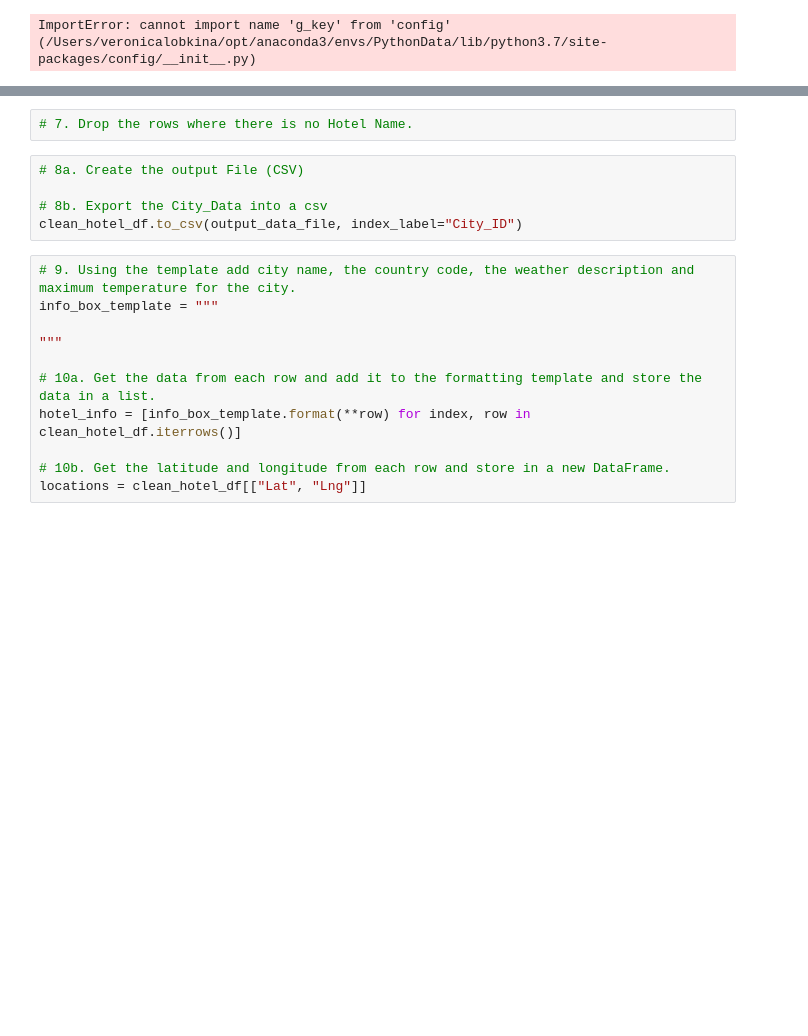
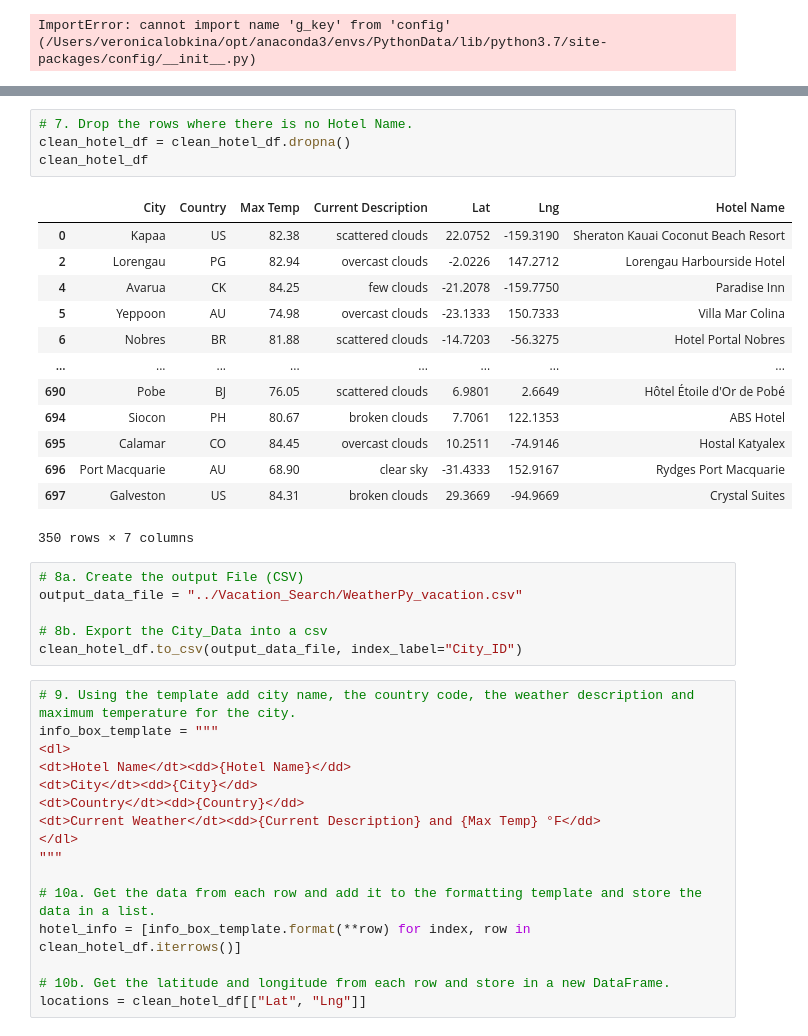
Before and after one commit to verosfbay/World_Weather_Analysis, a Jupyter notebook: Vacation_Search/Vacation_Search.ipynb, the cells around one changed output, grey strips where cells are left out. Saved outputs shown, nothing was run; the diff lists cells and outputs as text; blank space fills up the shorter version.

```diff
--- a/Vacation_Search/Vacation_Search.ipynb
+++ b/Vacation_Search/Vacation_Search.ipynb
@@ -139,14 +136,36 @@ NameError: name 'g_key' is not defined
 # %%
 # 7. Drop the rows where there is no Hotel Name.
+clean_hotel_df = clean_hotel_df.dropna()
+clean_hotel_df
+# %% [output]
+|  | City | Country | Max Temp | Current Description | Lat | Lng | Hotel Name |
+| 0 | Kapaa | US | 82.38 | scattered clouds | 22.0752 | -159.3190 | Sheraton Kauai Coconut Beach Resort |
+| 2 | Lorengau | PG | 82.94 | overcast clouds | -2.0226 | 147.2712 | Lorengau Harbourside Hotel |
+| 4 | Avarua | CK | 84.25 | few clouds | -21.2078 | -159.7750 | Paradise Inn |
+| 5 | Yeppoon | AU | 74.98 | overcast clouds | -23.1333 | 150.7333 | Villa Mar Colina |
+| 6 | Nobres | BR | 81.88 | scattered clouds | -14.7203 | -56.3275 | Hotel Portal Nobres |
+| ... | ... | ... | ... | ... | ... | ... | ... |
+| 690 | Pobe | BJ | 76.05 | scattered clouds | 6.9801 | 2.6649 | Hôtel Étoile d'Or de Pobé |
+| 694 | Siocon | PH | 80.67 | broken clouds | 7.7061 | 122.1353 | ABS Hotel |
+| 695 | Calamar | CO | 84.45 | overcast clouds | 10.2511 | -74.9146 | Hostal Katyalex |
+| 696 | Port Macquarie | AU | 68.90 | clear sky | -31.4333 | 152.9167 | Rydges Port Macquarie |
+| 697 | Galveston | US | 84.31 | broken clouds | 29.3669 | -94.9669 | Crystal Suites |
+350 rows × 7 columns
 # %%
 # 8a. Create the output File (CSV)
+output_data_file = "../Vacation_Search/WeatherPy_vacation.csv"
 
 # 8b. Export the City_Data into a csv
 clean_hotel_df.to_csv(output_data_file, index_label="City_ID")
 # %%
 # 9. Using the template add city name, the country code, the weather description and maximum temperature for the city.
 info_box_template = """
-
+<dl>
+<dt>Hotel Name</dt><dd>{Hotel Name}</dd>
+<dt>City</dt><dd>{City}</dd>
+<dt>Country</dt><dd>{Country}</dd>
+<dt>Current Weather</dt><dd>{Current Description} and {Max Temp} °F</dd>
+</dl>
 """
 
 # 10a. Get the data from each row and add it to the formatting template and store the data in a list.
```
Also changed, not shown: parts of 8 cells of this notebook, 2 other files.
